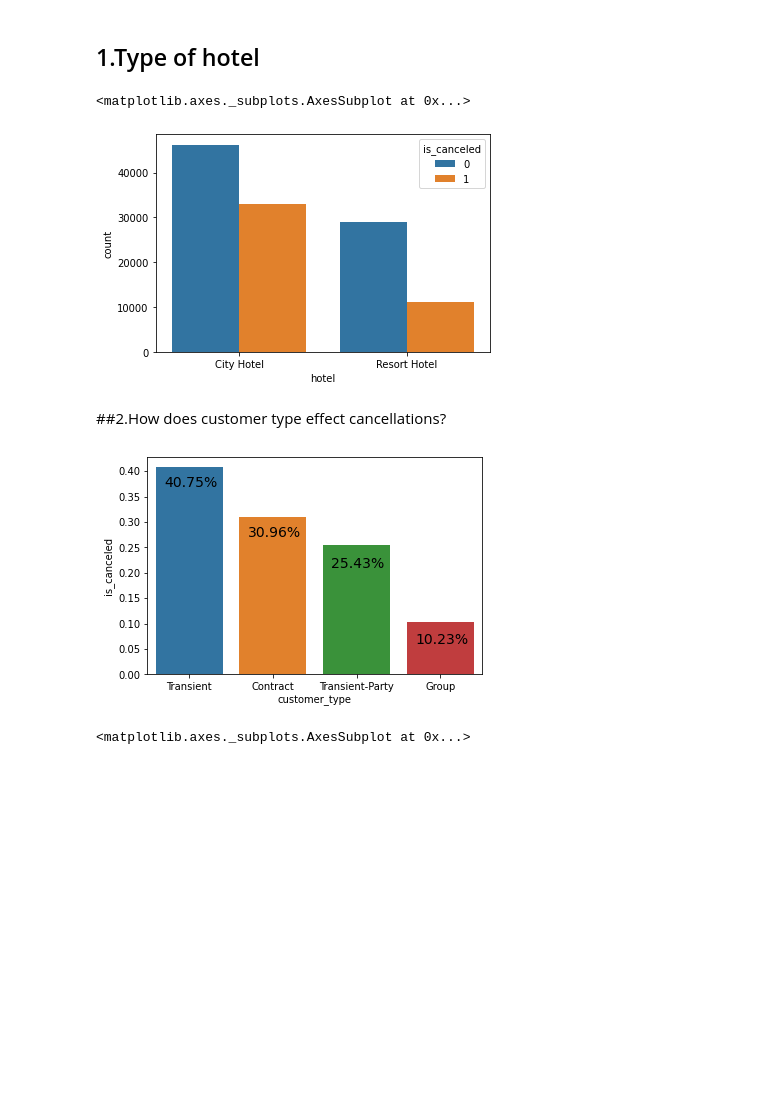
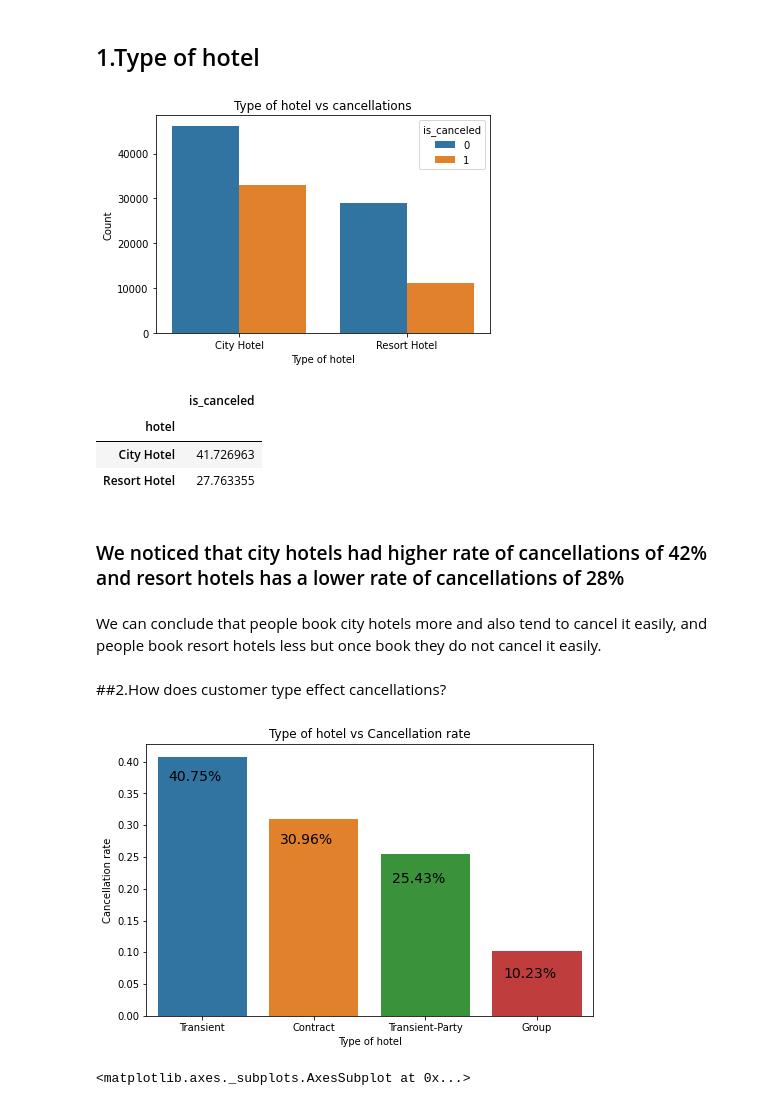
Before and after one commit to Shyamsundarkanaka/Hotel-Booking-Analysis, a Jupyter notebook: Hotel_Booking_Analysis_Capstone_Project.ipynb, the cells around one changed output. Cells and saved outputs as stored; diff of their text form; code cells hidden in the pictures; blank space fills up the shorter version.

```diff
--- a/Hotel_Booking_Analysis_Capstone_Project.ipynb
+++ b/Hotel_Booking_Analysis_Capstone_Project.ipynb
@@ -251,22 +252,43 @@ plt.show()
 # %% [markdown]
 ## 1.Type of hotel
 # %%
-df2 = pd.DataFrame(df.groupby('hotel')['is_canceled'].value_counts())
-df2 = df2.rename(columns={"is_canceled": "count"})
-df2 = df2.reset_index()
-df2
-sns.barplot(x='hotel',y='count',hue='is_canceled',data=df2)
+df_1 = pd.DataFrame(df.groupby('hotel')['is_canceled'].value_counts())
+df_1 = df_1.rename(columns={"is_canceled": "count"})
+df_1 = df_1.reset_index()
+df_1
+sns.barplot(x='hotel',y='count',hue='is_canceled',data=df_1)
+plt.title('Type of hotel vs cancellations')
+plt.xlabel('Type of hotel')
+plt.ylabel('Count')
+plt.show()
 # %% [output]
-<matplotlib.axes._subplots.AxesSubplot at 0x...>
-[figure, old version]
+[figure, new version]
+# %%
+df_11 = pd.DataFrame(df.groupby('hotel')['is_canceled'].mean()*100)
+df_11
+# %% [output]
+|  | is_canceled |
+| hotel |  |
+| City Hotel | 41.726963 |
+| Resort Hotel | 27.763355 |
+# %% [markdown]
+### We noticed that city hotels had higher rate of cancellations of 42% and resort hotels has a lower rate of cancellations of 28%
+# %% [markdown]
+We can conclude that people book city hotels more and also tend to cancel it easily, and people book resort hotels less but once book they do not cancel it easily.
 # %% [markdown]
 ##2.How does customer type effect cancellations?
 # %%
+plt.figure(figsize=(8,5))
 sns.barplot(y='is_canceled',x='customer_type', data=df, ci=None)#, hue='is_canceled')
 percentage = df.groupby('customer_type')['is_canceled'].mean().to_list()
 percentage = sorted(percentage,reverse=True)
 for i in range(0,4):
   plt.text(i-0.3,round(percentage[i],2)-0.04,str(round(percentage[i]*100,2))+'%',fontsize=14)
+plt.title('Type of hotel vs Cancellation rate', loc='center')
+plt.xlabel('Type of hotel')
+plt.ylabel('Cancellation rate')
+
+plt.show()
 # %% [output]
-[figure, old version]
+[figure, new version]
 # %%
```
Also changed, not shown: parts of 35 cells of this notebook.
